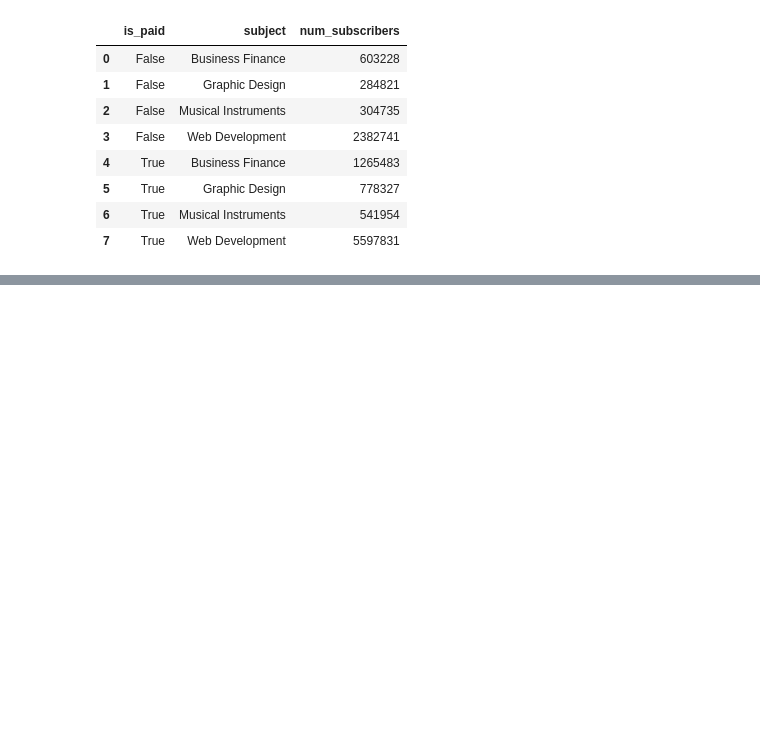
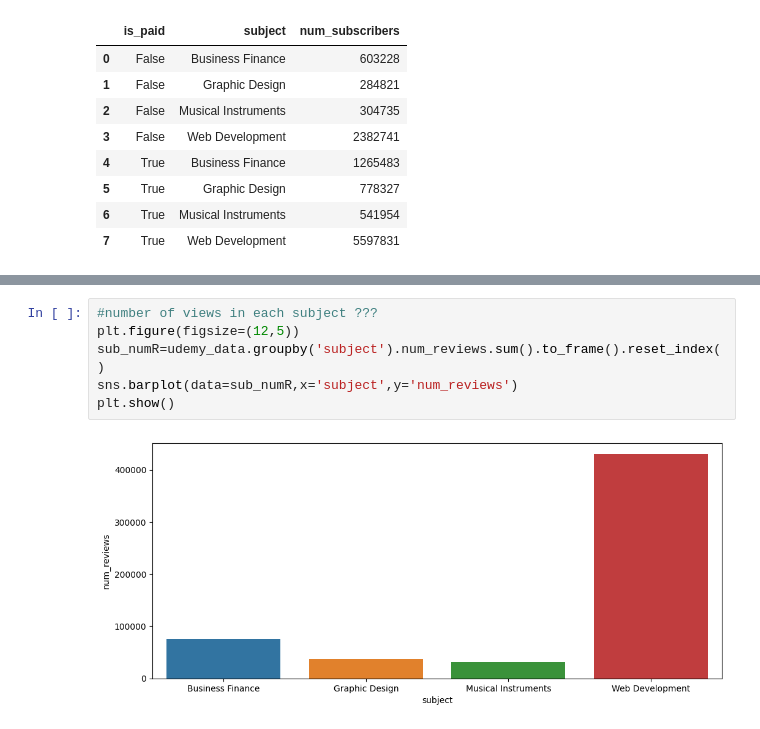
Before and after one commit to Elma-dev/Udemy_courses_Analyses, a Jupyter notebook: Udemy_courses_Analyse.ipynb, the cells around one changed output, grey strips where cells are left out. Drawn from its saved outputs; the diff is of its cells as text; blank space fills up the shorter version.

```diff
--- a/Udemy_courses_Analyse.ipynb
+++ b/Udemy_courses_Analyse.ipynb
@@ -112,3 +206,11 @@ sub_rev=udemy_data.groupby('subject').num_reviews.sum().to_frame().reset_index()
 px.pie(data_frame=sub_rev,names='subject',values='num_reviews')
 # %% [output]
 [interactive output not drawn]
+# %%
+#number of views in each subject ???
+plt.figure(figsize=(12,5))
+sub_numR=udemy_data.groupby('subject').num_reviews.sum().to_frame().reset_index()
+sns.barplot(data=sub_numR,x='subject',y='num_reviews')
+plt.show()
+# %% [output]
+[figure, added]
```
Also changed, not shown: parts of 19 cells of this notebook.
